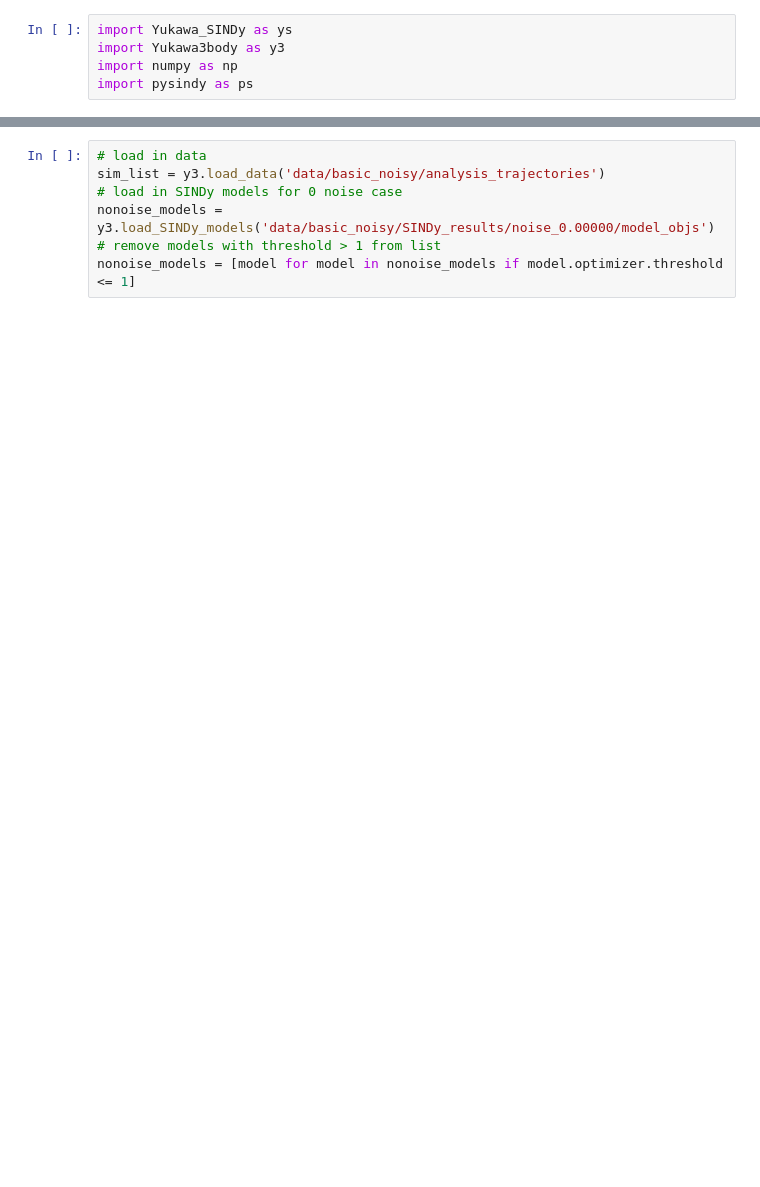
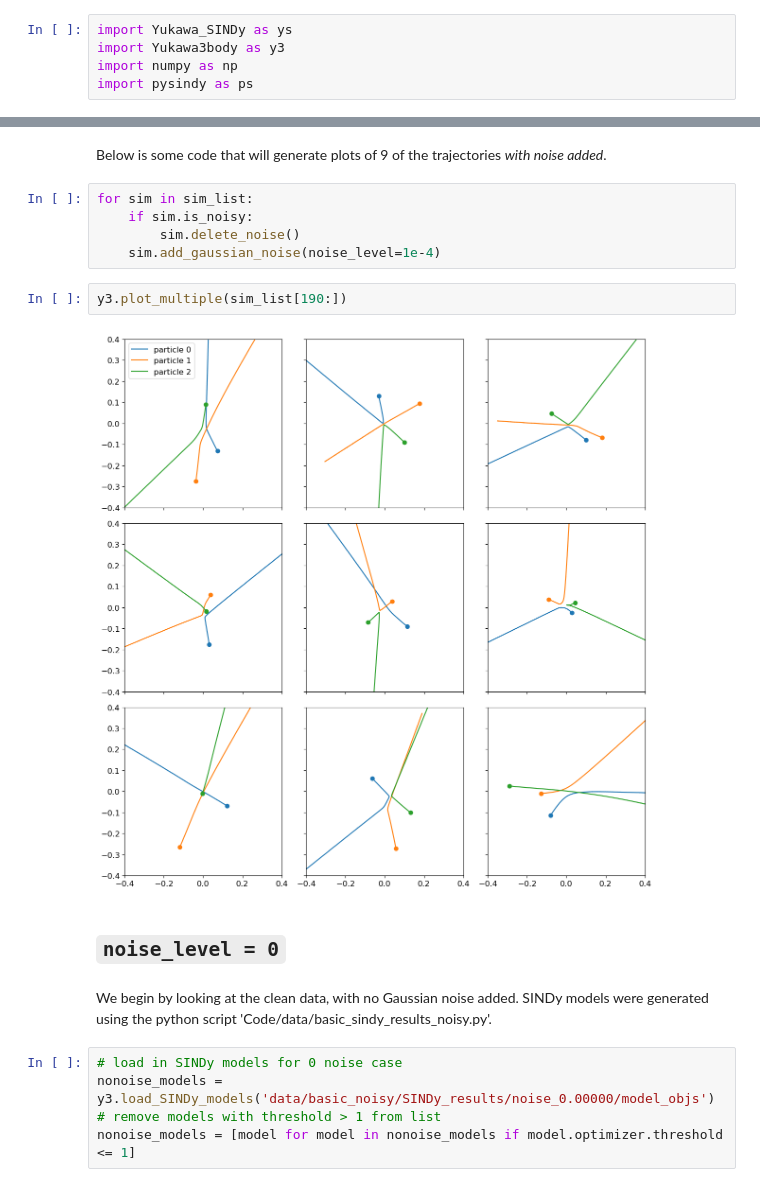
Before and after one commit to zbrookshowe/yukawa-sindy, a Jupyter notebook: 3body_noise_analysis.ipynb, the cells around one changed output, grey strips where cells are left out. Cells and saved outputs as stored; diff of their text form; blank space fills up the shorter version.

Commit message:
created file for analysis of the different noise cases

```diff
--- a/3body_noise_analysis.ipynb
+++ b/3body_noise_analysis.ipynb
@@ -6,6 +32,19 @@ import pysindy as ps
+# %% [markdown]
+Below is some code that will generate plots of 9 of the trajectories *with noise added*.
+# %%
+for sim in sim_list:
+    if sim.is_noisy:
+        sim.delete_noise()
+    sim.add_gaussian_noise(noise_level=1e-4)
+# %%
+y3.plot_multiple(sim_list[190:])
+# %% [output]
+[figure, added]
+# %% [markdown]
+## `noise_level = 0`
+# %% [markdown]
+We begin by looking at the clean data, with no Gaussian noise added. SINDy models were generated using the python script 'Code/data/basic_sindy_results_noisy.py'.
 # %%
-# load in data
-sim_list = y3.load_data('data/basic_noisy/analysis_trajectories')
 # load in SINDy models for 0 noise case
 nonoise_models = y3.load_SINDy_models('data/basic_noisy/SINDy_results/noise_0.00000/model_objs')
 # remove models with threshold > 1 from list
```
Also changed, not shown: parts of 30 cells of this notebook.
